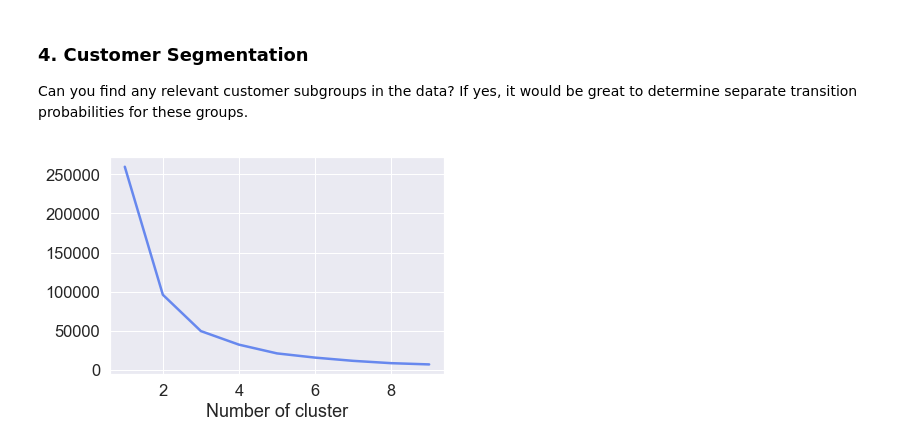
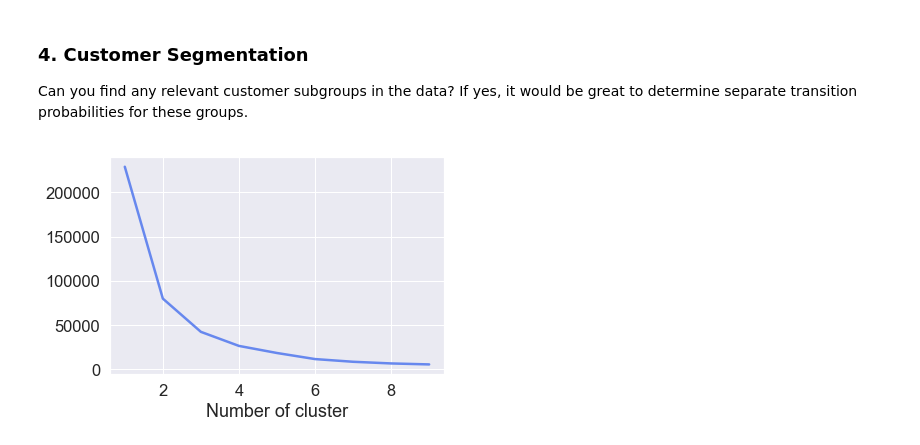
Before and after one commit to leona-ha/Markov_Customer_Churn, a Jupyter notebook: Customer_Flow_Markov.ipynb, the cells around one changed output. Cells and saved outputs as stored; diff of their text form; code cells hidden in the pictures.

```diff
--- a/Customer_Flow_Markov.ipynb
+++ b/Customer_Flow_Markov.ipynb
@@ -425,19 +425,19 @@ cust_seg = week_new[(week_new.revenue > 0) & (week_new.location != "checkout")]
 # %%
 cust_seg_mon = cust_seg.loc[cust_seg.weekday == "monday"]
 # %%
-cust_seg_mon = cust_seg.groupby(["customer_no"])[["revenue"]].sum()
+cust_seg_week = cust_seg.groupby(["weekday", "customer_no"])[["revenue"]].sum()
 # %%
 from sklearn.cluster import KMeans
 
 sse={}
 for k in range(1, 10):
-    kmeans = KMeans(n_clusters=k, max_iter=1000).fit(cust_seg_mon)
-    cust_seg_mon["clusters"] = kmeans.labels_
+    kmeans = KMeans(n_clusters=k, max_iter=1000).fit(cust_seg_week)
+    cust_seg_week["clusters"] = kmeans.labels_
     sse[k] = kmeans.inertia_
 plt.figure()
 plt.plot(list(sse.keys()), list(sse.values()))
 plt.xlabel("Number of cluster")
 plt.show()
 # %% [output]
-[figure, old version]
+[figure, new version]
 # %%
```
Also changed, not shown: parts of 7 cells of this notebook, 13 other files.
